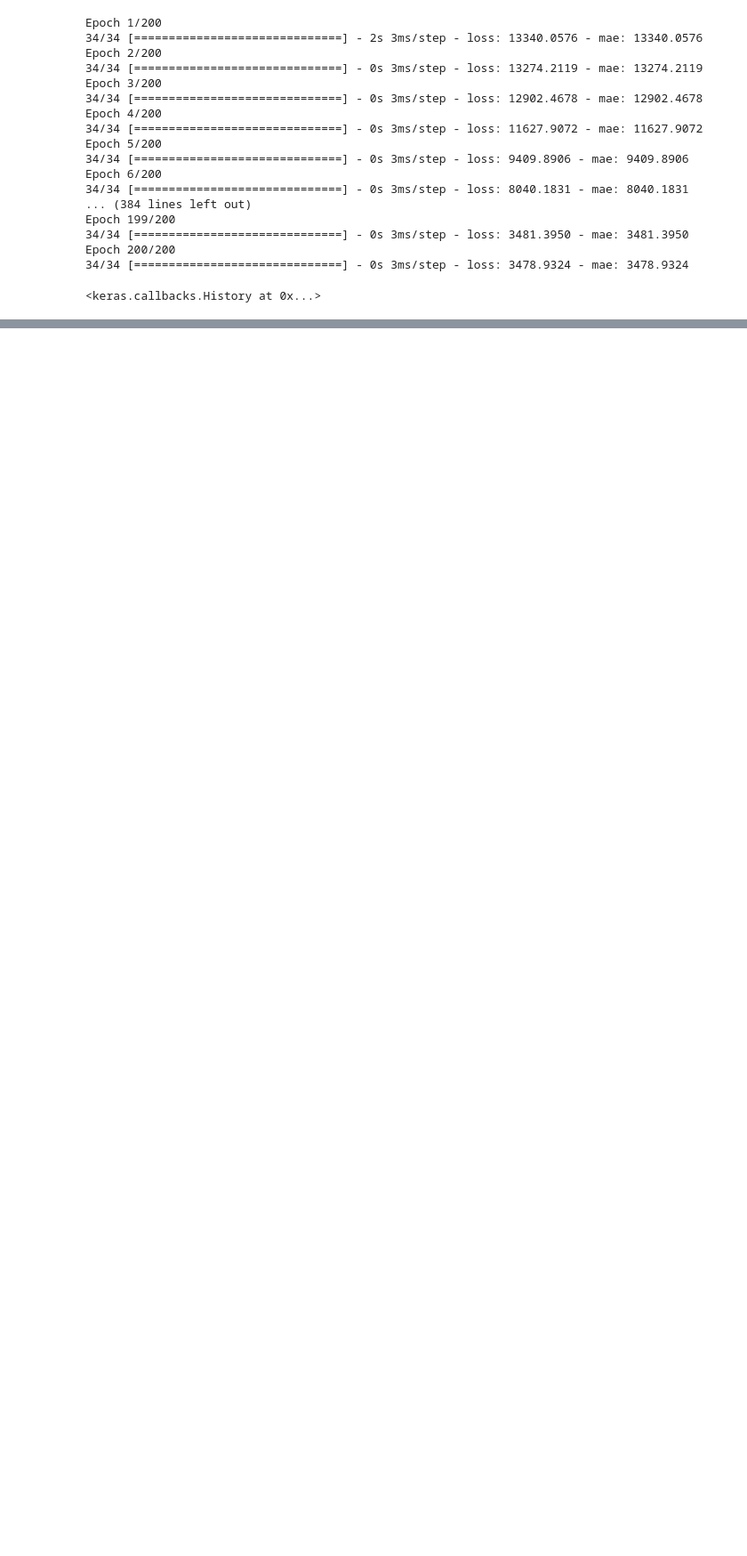
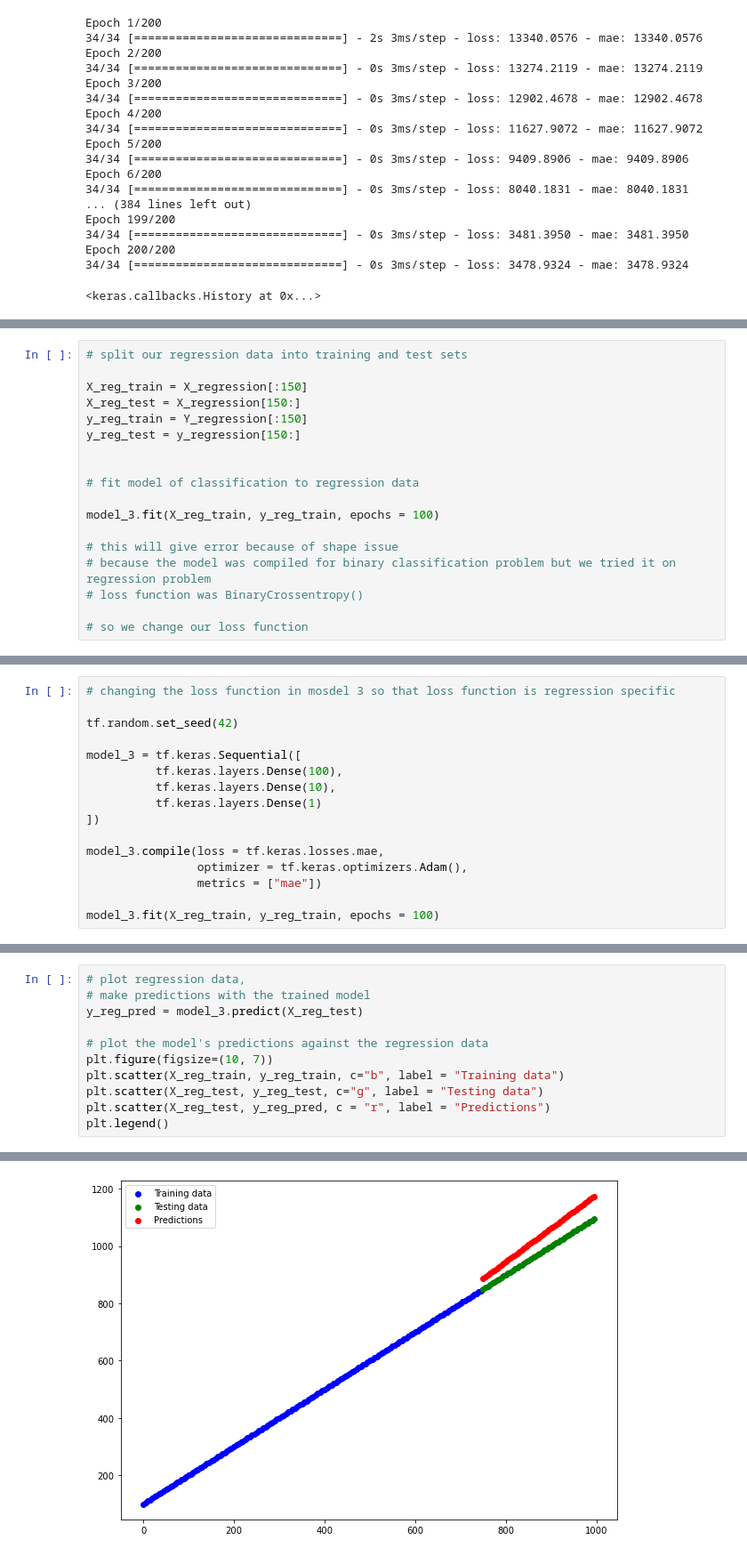
Before and after one commit to Goyalscode/Character-Recognition-Using-DL, a Jupyter notebook: learning_concepts_practice/practice.ipynb, the cells around one changed output, grey strips where cells are left out. Shown at 89% size. Saved outputs shown, nothing was run; the diff lists cells and outputs as text; blank space fills up the shorter version.

```diff
--- a/learning_concepts_practice/practice.ipynb
+++ b/learning_concepts_practice/practice.ipynb
@@ -3096,0 +3481,18 @@ Epoch 200/200
+# %%
+# split our regression data into training and test sets
+
+X_reg_train = X_regression[:150]
+X_reg_test = X_regression[150:]
+y_reg_train = Y_regression[:150]
+y_reg_test = y_regression[150:]
+
+
+# fit model of classification to regression data
+
+model_3.fit(X_reg_train, y_reg_train, epochs = 100)
+
+# this will give error because of shape issue
+# because the model was compiled for binary classification problem but we tried it on regression problem
+# loss function was BinaryCrossentropy()
+
+# so we change our loss function
@@ -3096,0 +3505,16 @@ Epoch 200/200
+# %%
+# changing the loss function in mosdel 3 so that loss function is regression specific
+
+tf.random.set_seed(42)
+
+model_3 = tf.keras.Sequential([
+          tf.keras.layers.Dense(100),
+          tf.keras.layers.Dense(10),
+          tf.keras.layers.Dense(1)
+])
+
+model_3.compile(loss = tf.keras.losses.mae,
+                optimizer = tf.keras.optimizers.Adam(),
+                metrics = ["mae"])
+
+model_3.fit(X_reg_train, y_reg_train, epochs = 100)
@@ -3096,0 +3545,12 @@ Epoch 200/200
+# %%
+# plot regression data,
+# make predictions with the trained model
+y_reg_pred = model_3.predict(X_reg_test)
+
+# plot the model's predictions against the regression data
+plt.figure(figsize=(10, 7))
+plt.scatter(X_reg_train, y_reg_train, c="b", label = "Training data")
+plt.scatter(X_reg_test, y_reg_test, c="g", label = "Testing data")
+plt.scatter(X_reg_test, y_reg_pred, c = "r", label = "Predictions")
+plt.legend()
+# %% [output]
@@ -3096,0 +3558 @@ Epoch 200/200
+[figure, added]
```
Also changed, not shown: parts of 39 cells of this notebook.
